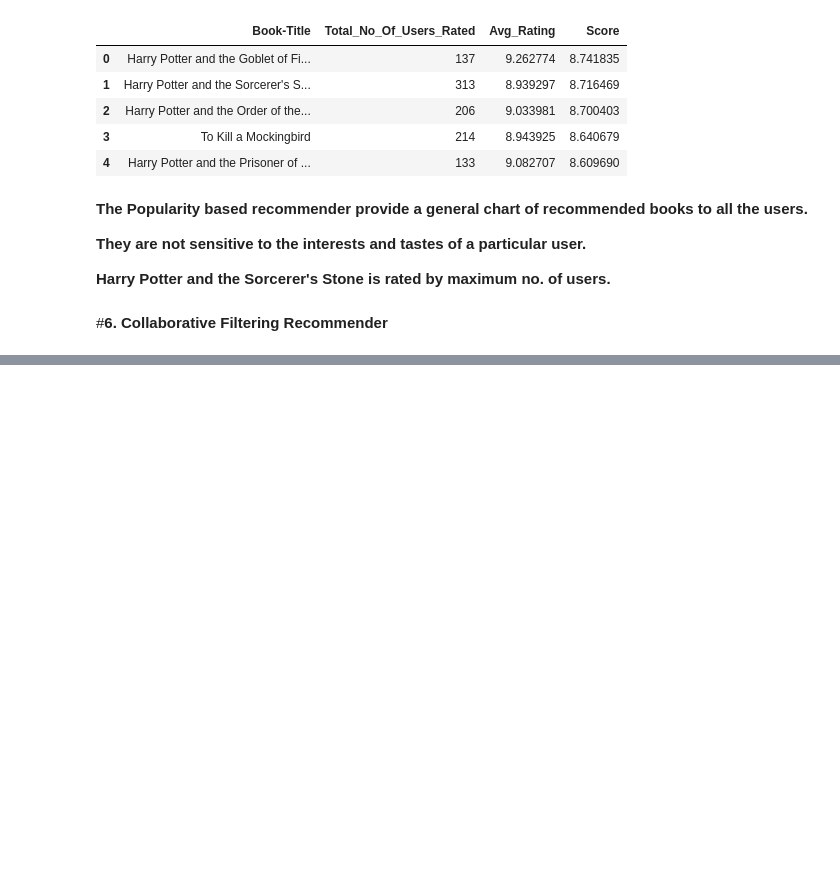
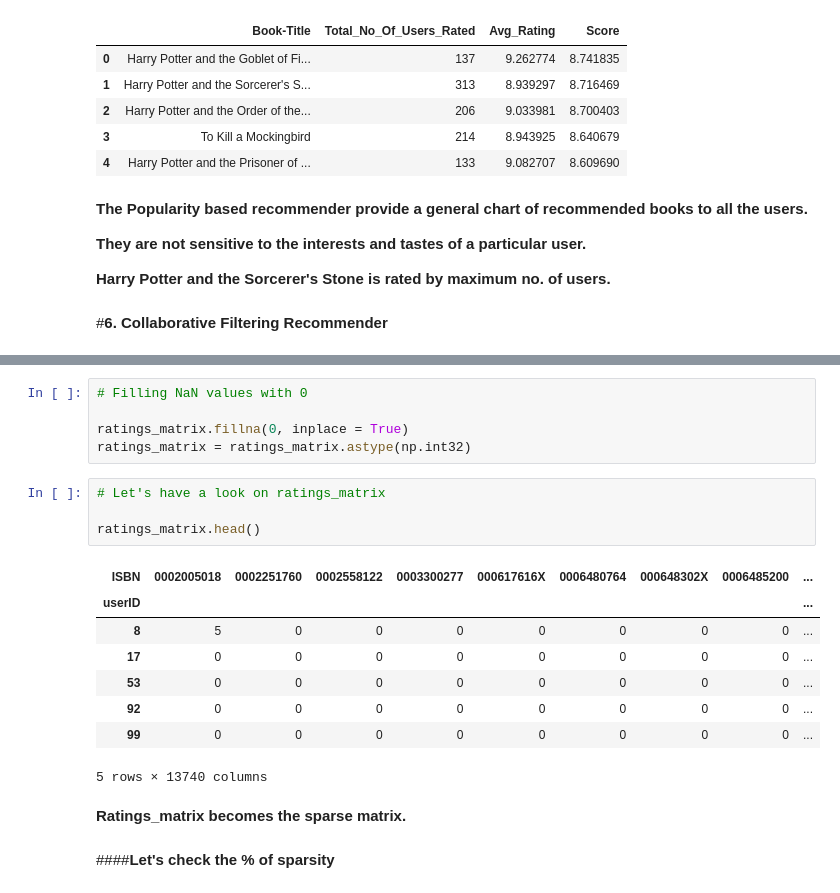
Before and after one commit to Preritp2/Book_Recommendation_System_Capstone_Project_4, a Jupyter notebook: Book_Recommendation_System_Prerit_Tyagi_Capstone_Project_4.ipynb, the cells around one changed output, grey strips where cells are left out. Saved outputs shown, nothing was run; the diff lists cells and outputs as text; blank space fills up the shorter version.

```diff
--- a/Book_Recommendation_System_Prerit_Tyagi_Capstone_Project_4.ipynb
+++ b/Book_Recommendation_System_Prerit_Tyagi_Capstone_Project_4.ipynb
@@ -848,0 +1184,22 @@ Top_Books[['Book-Title', 'Total_No_Of_Users_Rated', 'Avg_Rating', 'Score']].rese
+# %%
+# Filling NaN values with 0
+
+ratings_matrix.fillna(0, inplace = True)
+ratings_matrix = ratings_matrix.astype(np.int32)
+# %%
+# Let's have a look on ratings_matrix
+
+ratings_matrix.head()
+# %% [output]
+| ISBN | 0002005018 | 0002251760 | 0002558122 | 0003300277 | 000617616X | 0006480764 | 000648302X | 0006485200 | ... |
+| userID |  |  |  |  |  |  |  |  | ... |
+| 8 | 5 | 0 | 0 | 0 | 0 | 0 | 0 | 0 | ... |
+| 17 | 0 | 0 | 0 | 0 | 0 | 0 | 0 | 0 | ... |
+| 53 | 0 | 0 | 0 | 0 | 0 | 0 | 0 | 0 | ... |
+| 92 | 0 | 0 | 0 | 0 | 0 | 0 | 0 | 0 | ... |
+| 99 | 0 | 0 | 0 | 0 | 0 | 0 | 0 | 0 | ... |
+5 rows × 13740 columns
+# %% [markdown]
+**Ratings_matrix becomes the sparse matrix.**
+# %% [markdown]
+####**Let's check the % of sparsity**
```
Also changed, not shown: parts of 78 cells of this notebook.
